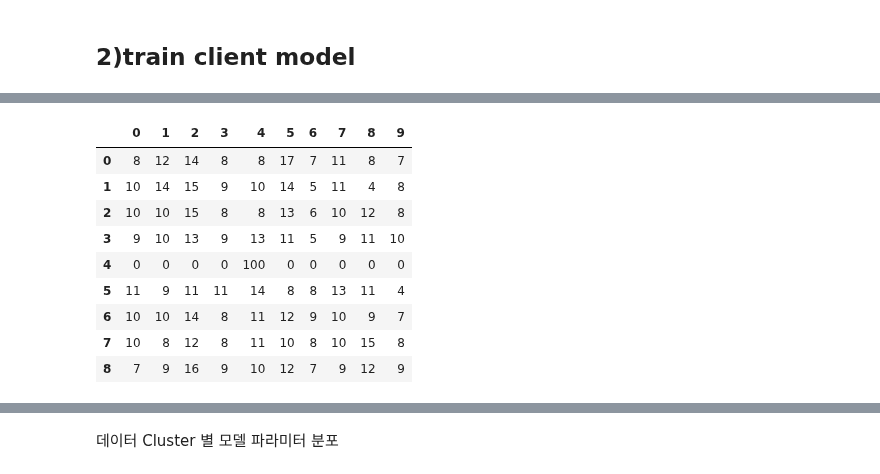
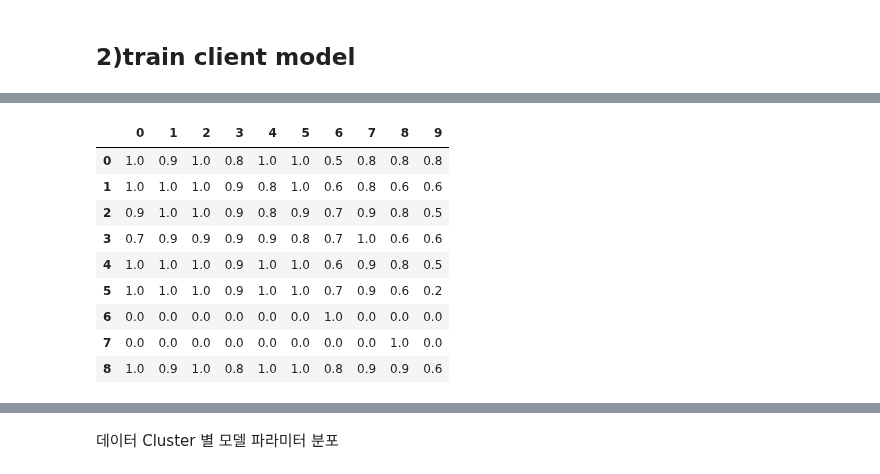
Before and after one commit to yangbaechu/FD-with-Label-Based-Group-Structure, a Jupyter notebook: Ferated distillation.ipynb, the cells around one changed output, grey strips where cells are left out. Cells and saved outputs as stored; diff of their text form; code cells hidden in the pictures.

```diff
--- a/Ferated distillation.ipynb
+++ b/Ferated distillation.ipynb
@@ -245,13 +201,13 @@ label_diff.sort_index(axis=1)
-# %%
-label_predicted.sort_index(axis=1)
-# %% [output]
-|  | 0 | 1 | 2 | 3 | 4 | 5 | 6 | 7 | 8 | 9 |
-| 0 | 8 | 12 | 14 | 8 | 8 | 17 | 7 | 11 | 8 | 7 |
-| 1 | 10 | 14 | 15 | 9 | 10 | 14 | 5 | 11 | 4 | 8 |
-| 2 | 10 | 10 | 15 | 8 | 8 | 13 | 6 | 10 | 12 | 8 |
-| 3 | 9 | 10 | 13 | 9 | 13 | 11 | 5 | 9 | 11 | 10 |
-| 4 | 0 | 0 | 0 | 0 | 100 | 0 | 0 | 0 | 0 | 0 |
-| 5 | 11 | 9 | 11 | 11 | 14 | 8 | 8 | 13 | 11 | 4 |
-| 6 | 10 | 10 | 14 | 8 | 11 | 12 | 9 | 10 | 9 | 7 |
-| 7 | 10 | 8 | 12 | 8 | 11 | 10 | 8 | 10 | 15 | 8 |
-| 8 | 7 | 9 | 16 | 9 | 10 | 12 | 7 | 9 | 12 | 9 |
+# %%
+dfs['label_accuracies']
+# %% [output]
+|  | 0 | 1 | 2 | 3 | 4 | 5 | 6 | 7 | 8 | 9 |
+| 0 | 1.0 | 0.9 | 1.0 | 0.8 | 1.0 | 1.0 | 0.5 | 0.8 | 0.8 | 0.8 |
+| 1 | 1.0 | 1.0 | 1.0 | 0.9 | 0.8 | 1.0 | 0.6 | 0.8 | 0.6 | 0.6 |
+| 2 | 0.9 | 1.0 | 1.0 | 0.9 | 0.8 | 0.9 | 0.7 | 0.9 | 0.8 | 0.5 |
+| 3 | 0.7 | 0.9 | 0.9 | 0.9 | 0.9 | 0.8 | 0.7 | 1.0 | 0.6 | 0.6 |
+| 4 | 1.0 | 1.0 | 1.0 | 0.9 | 1.0 | 1.0 | 0.6 | 0.9 | 0.8 | 0.5 |
+| 5 | 1.0 | 1.0 | 1.0 | 0.9 | 1.0 | 1.0 | 0.7 | 0.9 | 0.6 | 0.2 |
+| 6 | 0.0 | 0.0 | 0.0 | 0.0 | 0.0 | 0.0 | 1.0 | 0.0 | 0.0 | 0.0 |
+| 7 | 0.0 | 0.0 | 0.0 | 0.0 | 0.0 | 0.0 | 0.0 | 0.0 | 1.0 | 0.0 |
+| 8 | 1.0 | 0.9 | 1.0 | 0.8 | 1.0 | 1.0 | 0.8 | 0.9 | 0.9 | 0.6 |
```
Also changed, not shown: parts of 12 cells of this notebook, 1 other file.
